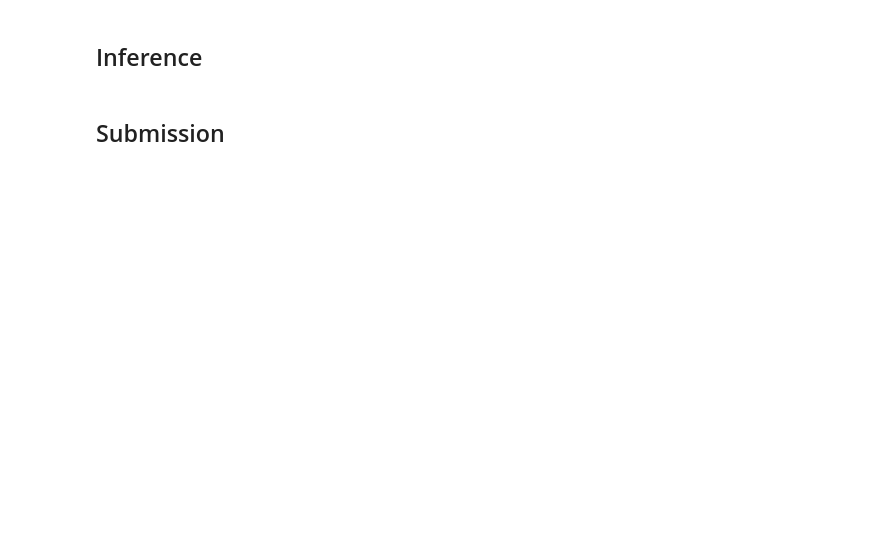
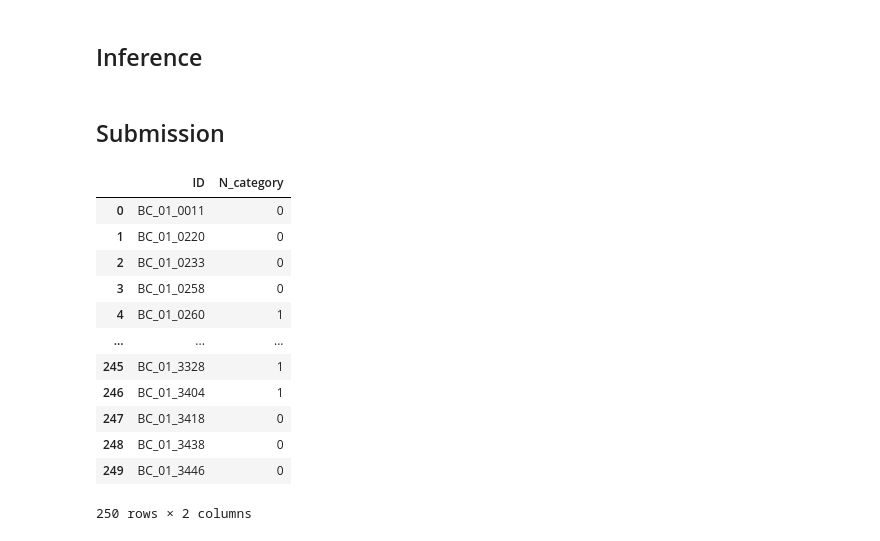
Before and after one commit to KZunT/Dacon, a Jupyter notebook: [Baseline]_custom.ipynb, the cells around one changed output. Cells and saved outputs as stored; diff of their text form; code cells hidden in the pictures; blank space fills up the shorter version.

```diff
--- a/[Baseline]_custom.ipynb
+++ b/[Baseline]_custom.ipynb
@@ -133,7 +133,7 @@ class CustomDataset(Dataset):
         img_name = img_path.split('/')[-1]
         img_name = img_name.replace('png' , 'npy')
 
-        img_path = 'C:/Users/yytt/Desktop/dacon/' + img_folder + '/' + img_name
+        img_path = 'C:/Users/sanda/Desktop/dacon/' + img_folder + '/' + img_name
         image = np.load(img_path) # fixed
         #image = cv2.imread(img_path)
         #image = cv2.cvtColor(image, cv2.COLOR_BGR2RGB)
@@ -159,13 +159,15 @@ train_transforms = A.Compose([
 #                             A.VerticalFlip(),
 #                             A.Rotate(limit=90, border_mode=cv2.BORDER_CONSTANT,p=0.3),
 #                             A.Resize(CFG['IMG_SIZE'],CFG['IMG_SIZE']),
-                            A.Normalize(mean=(0.485, 0.456, 0.406), std=(0.229, 0.224, 0.225), max_pixel_value=255.0, always_apply=False, p=1.0),
+                            #A.Normalize(mean=(0.485, 0.456, 0.406), std=(0.229, 0.224, 0.225), max_pixel_value=255.0, always_apply=False, p=1.0),
+                            A.Normalize(mean=(0.485, 0.456, 0.406), std=(0.229, 0.224, 0.225), max_pixel_value=255.0, always_apply=True, p=1.0),
                             ToTensorV2()
                             ])
 
 test_transforms = A.Compose([
 #                             A.Resize(CFG['IMG_SIZE'],CFG['IMG_SIZE']),
-                            A.Normalize(mean=(0.485, 0.456, 0.406), std=(0.229, 0.224, 0.225), max_pixel_value=255.0, always_apply=False, p=1.0),
+                            #A.Normalize(mean=(0.485, 0.456, 0.406), std=(0.229, 0.224, 0.225), max_pixel_value=255.0, always_apply=False, p=1.0),
+                            A.Normalize(mean=(0.485, 0.456, 0.406), std=(0.229, 0.224, 0.225), max_pixel_value=255.0, always_apply=True, p=1.0),
                             ToTensorV2()
                             ])
 # %%
@@ -181,12 +183,13 @@ class ImgFeatureExtractor(nn.Module):
     def __init__(self):
         super(ImgFeatureExtractor, self).__init__()
         #self.backbone = models.efficientnet_b0(pretrained=True) # fixed
-        self.backbone = models.convnext_tiny(pretrained=True)
-        #self.embedding = nn.Linear(1000,512) # fixed
-
+        self.backbone = models.convnext_tiny(pretrained=False)
+        self.first_conv = nn.Conv2d(96,3,kernel_size=(2,2)) #fixed
+        self.embedding = nn.Linear(1000,512) # fixed
     def forward(self, x):
+        x = self.first_conv(x) #fixed
         x = self.backbone(x)
-        #x = self.embedding(x) #fixed
+        x = self.embedding(x) #fixed
         return x
 # %%
 class TabularFeatureExtractor(nn.Module):
@@ -338,3 +356,19 @@ submit = pd.read_csv('./sample_submission.csv')
 # %%
 submit['N_category'] = preds
 submit.to_csv('./submit.csv', index=False)
+# %%
+submit
+# %% [output]
+|  | ID | N_category |
+| 0 | BC_01_0011 | 0 |
+| 1 | BC_01_0220 | 0 |
+| 2 | BC_01_0233 | 0 |
+| 3 | BC_01_0258 | 0 |
+| 4 | BC_01_0260 | 1 |
+| ... | ... | ... |
+| 245 | BC_01_3328 | 1 |
+| 246 | BC_01_3404 | 1 |
+| 247 | BC_01_3418 | 0 |
+| 248 | BC_01_3438 | 0 |
+| 249 | BC_01_3446 | 0 |
+250 rows × 2 columns
```
Also changed, not shown: parts of 10 cells of this notebook.
